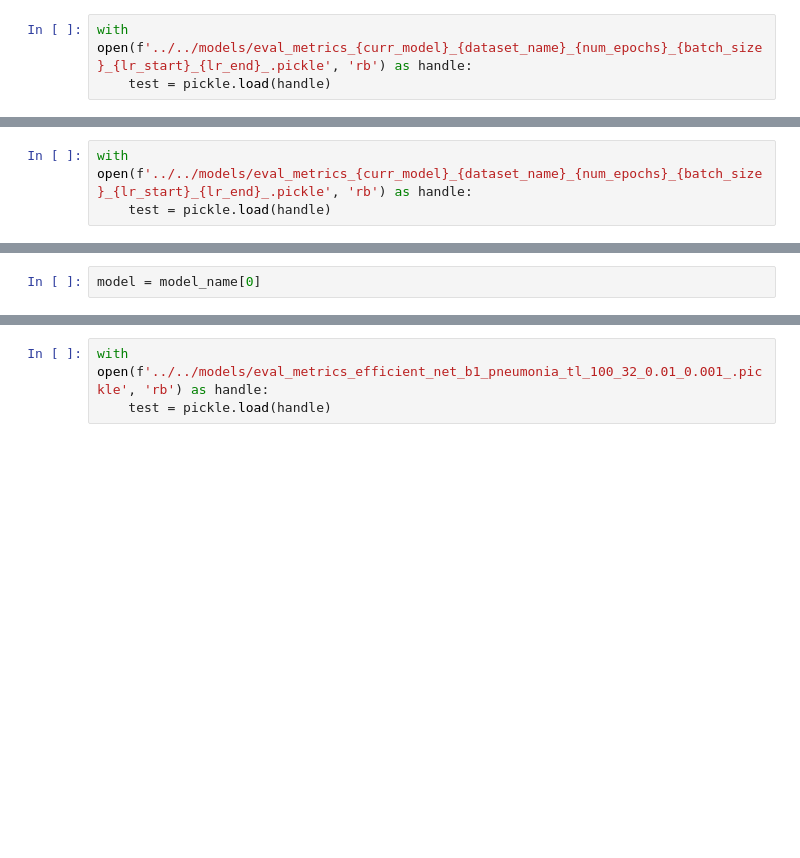
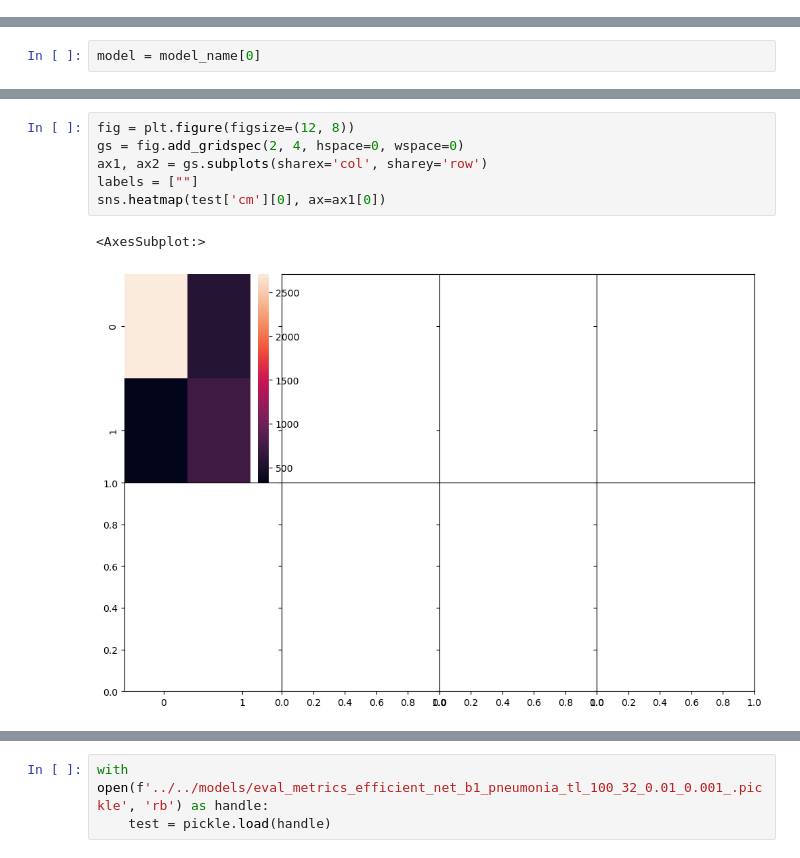
Before and after one commit to rohanchopra/Chest-X-Ray-Classification, a Jupyter notebook: notebooks/xray8/Multilabel Plot.ipynb, the cells around one changed output, grey strips where cells are left out. Cells and saved outputs as stored; diff of their text form; blank space fills up the shorter version.

```diff
--- a/notebooks/xray8/Multilabel Plot.ipynb
+++ b/notebooks/xray8/Multilabel Plot.ipynb
@@ -74,3 +57,0 @@ TypeError: get_metrics() missing 3 required positional arguments: 'batch_size',
-# %%
-with open(f'../../models/eval_metrics_{curr_model}_{dataset_name}_{num_epochs}_{batch_size}_{lr_start}_{lr_end}_.pickle', 'rb') as handle:
-    test = pickle.load(handle)
@@ -102,3 +67,0 @@ dict_keys(['resnet34', 'mobile_net_v3_large', 'efficient_net_b1'])
-# %%
-with open(f'../../models/eval_metrics_{curr_model}_{dataset_name}_{num_epochs}_{batch_size}_{lr_start}_{lr_end}_.pickle', 'rb') as handle:
-    test = pickle.load(handle)
@@ -251,0 +357,9 @@ fig.tight_layout()
+# %%
+fig = plt.figure(figsize=(12, 8))
+gs = fig.add_gridspec(2, 4, hspace=0, wspace=0)
+ax1, ax2 = gs.subplots(sharex='col', sharey='row')
+labels = [""]
+sns.heatmap(test['cm'][0], ax=ax1[0])
+# %% [output]
+<AxesSubplot:>
+[figure, added]
```
Also changed, not shown: parts of 52 cells of this notebook.
